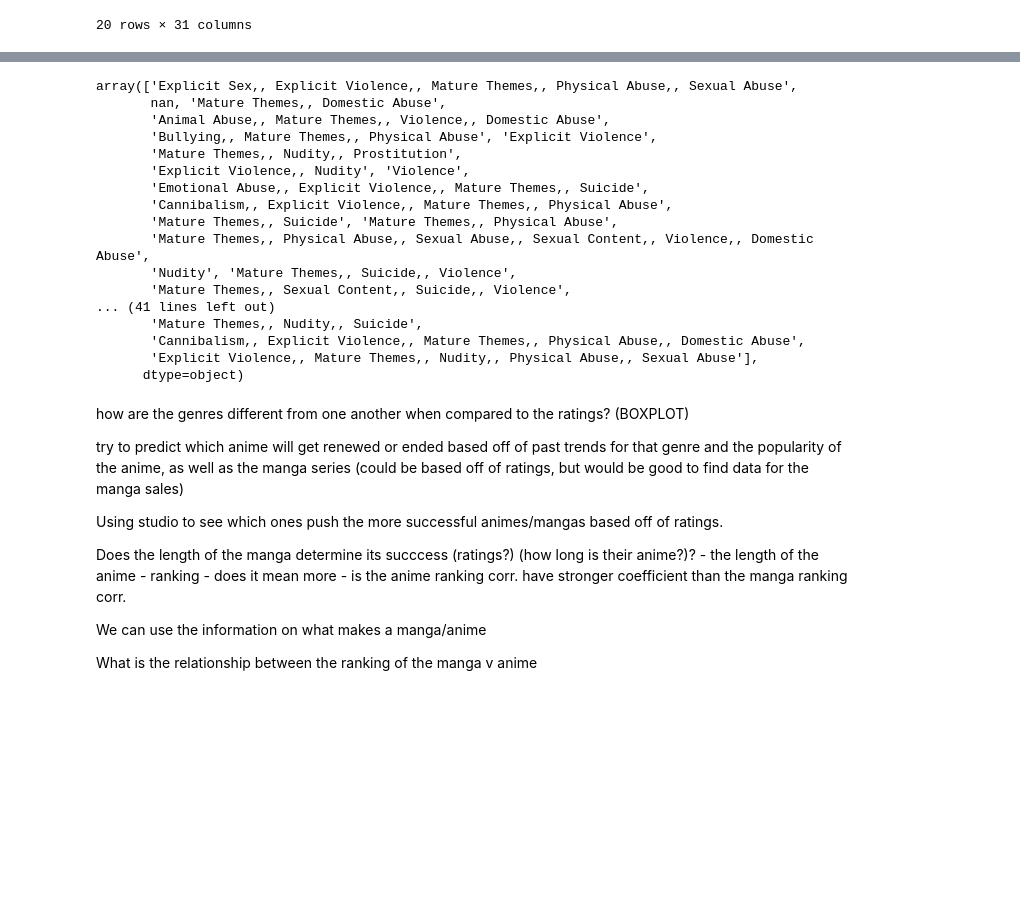
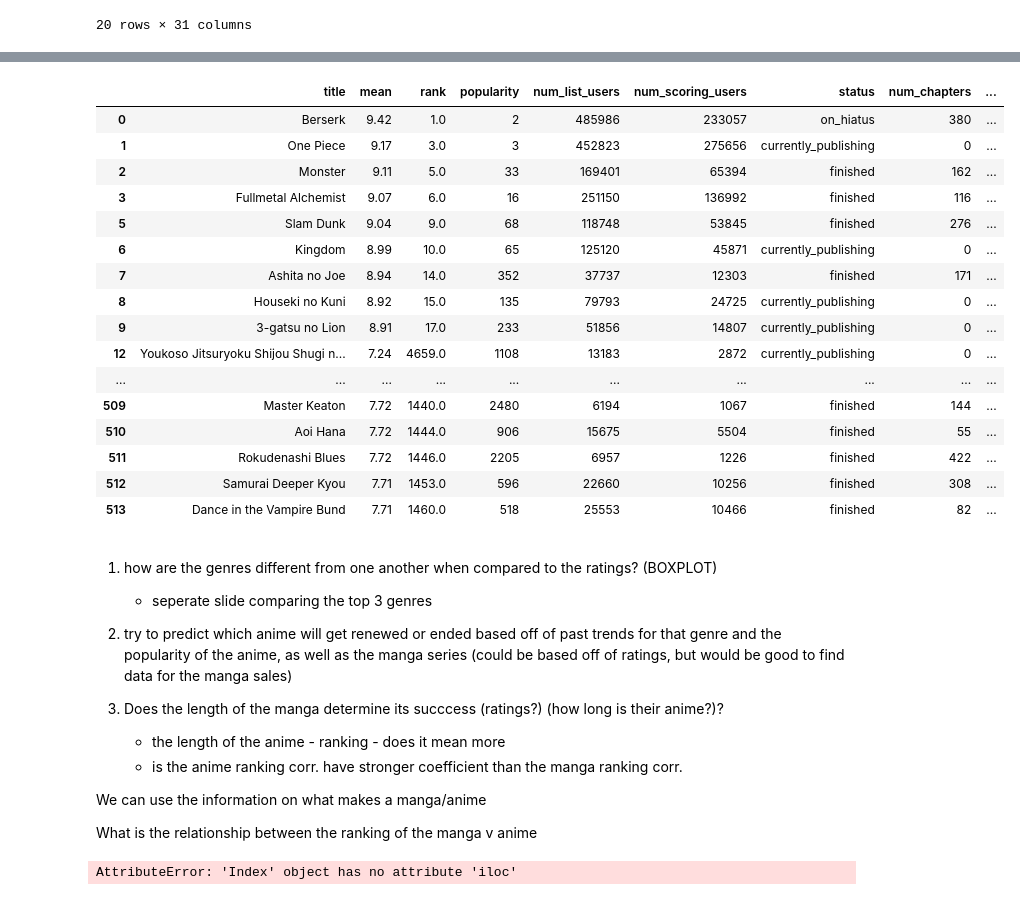
Before and after one commit to jessicac818/Netflix-Final-Project, a Jupyter notebook: Final Project Cleaning Data.ipynb, the cells around one changed output, grey strips where cells are left out. Cells and saved outputs as stored; diff of their text form; code cells hidden in the pictures; blank space fills up the shorter version.

```diff
--- a/Final Project Cleaning Data.ipynb
+++ b/Final Project Cleaning Data.ipynb
@@ -142,4 +108,5 @@ staff
 # %%
-final_merge = final_merge.drop(['main_picture.medium','main_picture.large','alternative_titles.synonyms',\
-                 'alternative_titles.en','alternative_titles.ja','anime_id','Japanese_name'], axis = 1)
+final_data = merged_data.drop(['main_picture.medium','main_picture.large','alternative_titles.synonyms',\
+                 'alternative_titles.en','alternative_titles.ja','anime_id', 'synopsis','created_at', 'updated_at',\
+                               'episodes','authors','nsfw','id','start_date','end_date','genre'], axis = 1)
 # %%
@@ -189,0 +164,3 @@ IndexError: single positional indexer is out-of-bounds
+# %%
+final_data = final_data[final_data['media_type']=='manga']
+final_data
@@ -190,3 +185,2 @@ IndexError: single positional indexer is out-of-bounds
 # %%
-testdf = final_merge.join(final_merge['genre'].str.split(',', expand=True).add_prefix('genre'))
-testdf
+final_data = final_data.join(final_data['genres'].str.split(',', expand=True).add_prefix('genres'))
@@ -235,20 +186,0 @@ testdf.count()
-# %%
-testdf.Content_Warning.unique()
-# %% [output]
-array(['Explicit Sex,, Explicit Violence,, Mature Themes,, Physical Abuse,, Sexual Abuse',
-       nan, 'Mature Themes,, Domestic Abuse',
-       'Animal Abuse,, Mature Themes,, Violence,, Domestic Abuse',
-       'Bullying,, Mature Themes,, Physical Abuse', 'Explicit Violence',
-       'Mature Themes,, Nudity,, Prostitution',
-       'Explicit Violence,, Nudity', 'Violence',
-       'Emotional Abuse,, Explicit Violence,, Mature Themes,, Suicide',
-       'Cannibalism,, Explicit Violence,, Mature Themes,, Physical Abuse',
-       'Mature Themes,, Suicide', 'Mature Themes,, Physical Abuse',
-       'Mature Themes,, Physical Abuse,, Sexual Abuse,, Sexual Content,, Violence,, Domestic Abuse',
-       'Nudity', 'Mature Themes,, Suicide,, Violence',
-       'Mature Themes,, Sexual Content,, Suicide,, Violence',
-... (41 lines left out)
-       'Mature Themes,, Nudity,, Suicide',
-       'Cannibalism,, Explicit Violence,, Mature Themes,, Physical Abuse,, Domestic Abuse',
-       'Explicit Violence,, Mature Themes,, Nudity,, Physical Abuse,, Sexual Abuse'],
-      dtype=object)
@@ -259,13 +187,36 @@ df = df.join(df['sec'].str.split(',', expand=True).add_prefix('sec'))
+# %%
+final_data=final_data.drop(['genres1', 'genres2', 'genres3','genres4','genres5',\
+                           'genres6','genres7','genres8','genres9','genres10','genres',\
+                            'media_type','num_volumes','type'], axis =1)
+# %%
+final_data
+# %% [output]
+|  | title | mean | rank | popularity | num_list_users | num_scoring_users | status | num_chapters | ... |
+| 0 | Berserk | 9.42 | 1.0 | 2 | 485986 | 233057 | on_hiatus | 380 | ... |
+| 1 | One Piece | 9.17 | 3.0 | 3 | 452823 | 275656 | currently_publishing | 0 | ... |
+| 2 | Monster | 9.11 | 5.0 | 33 | 169401 | 65394 | finished | 162 | ... |
+| 3 | Fullmetal Alchemist | 9.07 | 6.0 | 16 | 251150 | 136992 | finished | 116 | ... |
+| 5 | Slam Dunk | 9.04 | 9.0 | 68 | 118748 | 53845 | finished | 276 | ... |
+| 6 | Kingdom | 8.99 | 10.0 | 65 | 125120 | 45871 | currently_publishing | 0 | ... |
+| 7 | Ashita no Joe | 8.94 | 14.0 | 352 | 37737 | 12303 | finished | 171 | ... |
+| 8 | Houseki no Kuni | 8.92 | 15.0 | 135 | 79793 | 24725 | currently_publishing | 0 | ... |
+| 9 | 3-gatsu no Lion | 8.91 | 17.0 | 233 | 51856 | 14807 | currently_publishing | 0 | ... |
+| 12 | Youkoso Jitsuryoku Shijou Shugi n... | 7.24 | 4659.0 | 1108 | 13183 | 2872 | currently_publishing | 0 | ... |
+| ... | ... | ... | ... | ... | ... | ... | ... | ... | ... |
+| 509 | Master Keaton | 7.72 | 1440.0 | 2480 | 6194 | 1067 | finished | 144 | ... |
+| 510 | Aoi Hana | 7.72 | 1444.0 | 906 | 15675 | 5504 | finished | 55 | ... |
+| 511 | Rokudenashi Blues | 7.72 | 1446.0 | 2205 | 6957 | 1226 | finished | 422 | ... |
+| 512 | Samurai Deeper Kyou | 7.71 | 1453.0 | 596 | 22660 | 10256 | finished | 308 | ... |
+| 513 | Dance in the Vampire Bund | 7.71 | 1460.0 | 518 | 25553 | 10466 | finished | 82 | ... |
 # %%
 #mean is from the manga
 # %% [markdown]
-how are the genres different from one another when compared to the ratings? (BOXPLOT)
+1. how are the genres different from one another when compared to the ratings? (BOXPLOT)
+    - seperate slide comparing the top 3 genres
 
-try to predict which anime will get renewed or ended based off of past trends for that genre and the popularity of the anime, as well as the manga series (could be based off of ratings, but would be good to find data for the manga sales)
+2. try to predict which anime will get renewed or ended based off of past trends for that genre and the popularity of the anime, as well as the manga series (could be based off of ratings, but would be good to find data for the manga sales)
 
-Using studio to see which ones push the more successful animes/mangas based off of ratings.
-
-Does the length of the manga determine its succcess (ratings?) (how long is their anime?)?
+4. Does the length of the manga determine its succcess (ratings?) (how long is their anime?)?
     - the length of the anime - ranking - does it mean more
     - is the anime ranking corr. have stronger coefficient than the manga ranking corr.
 
@@ -274,0 +229,4 @@ What is the relationship between the ranking of the manga v anime
+# %%
+'genre_counts0.index'[0:9]
+# %% [output]
+AttributeError: 'Index' object has no attribute 'iloc'
```
Also changed, not shown: parts of 25 cells of this notebook.
